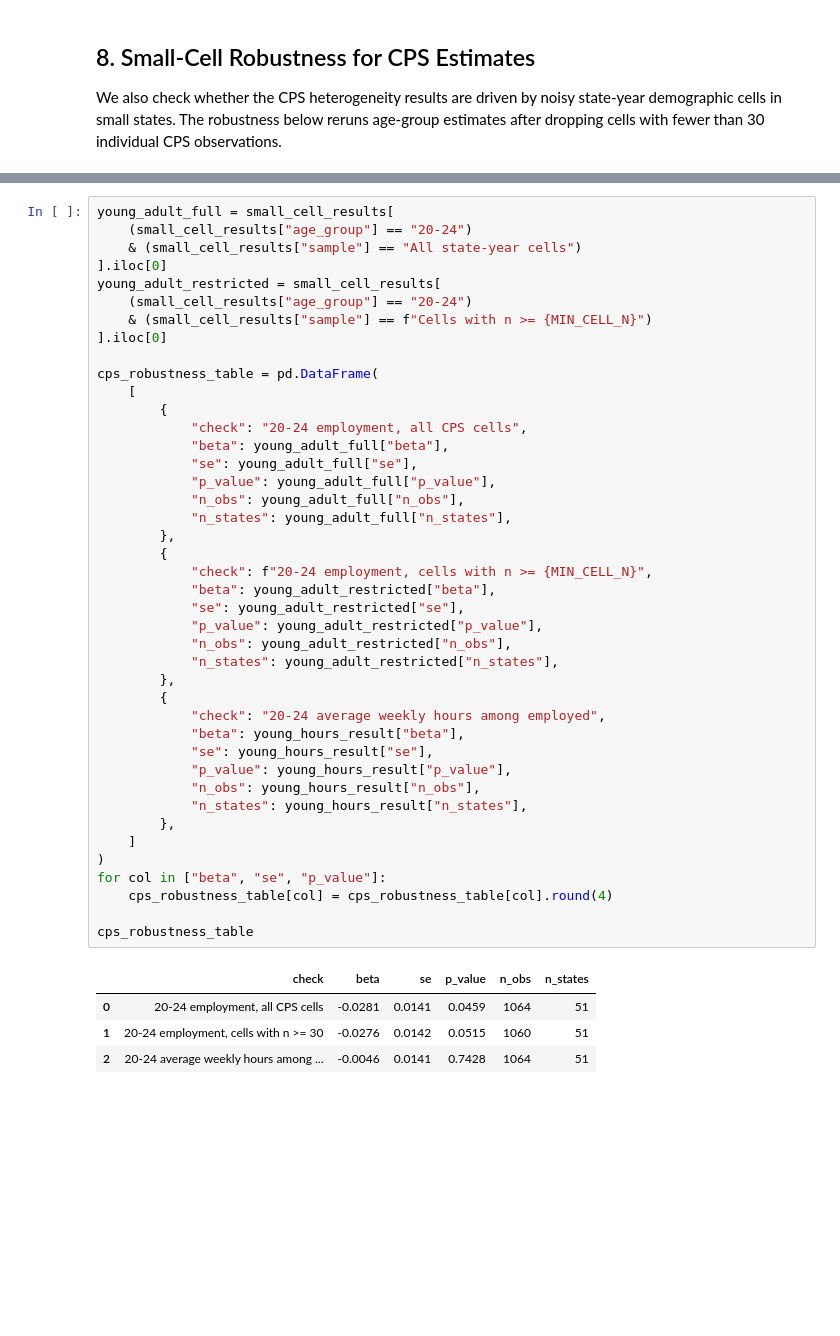
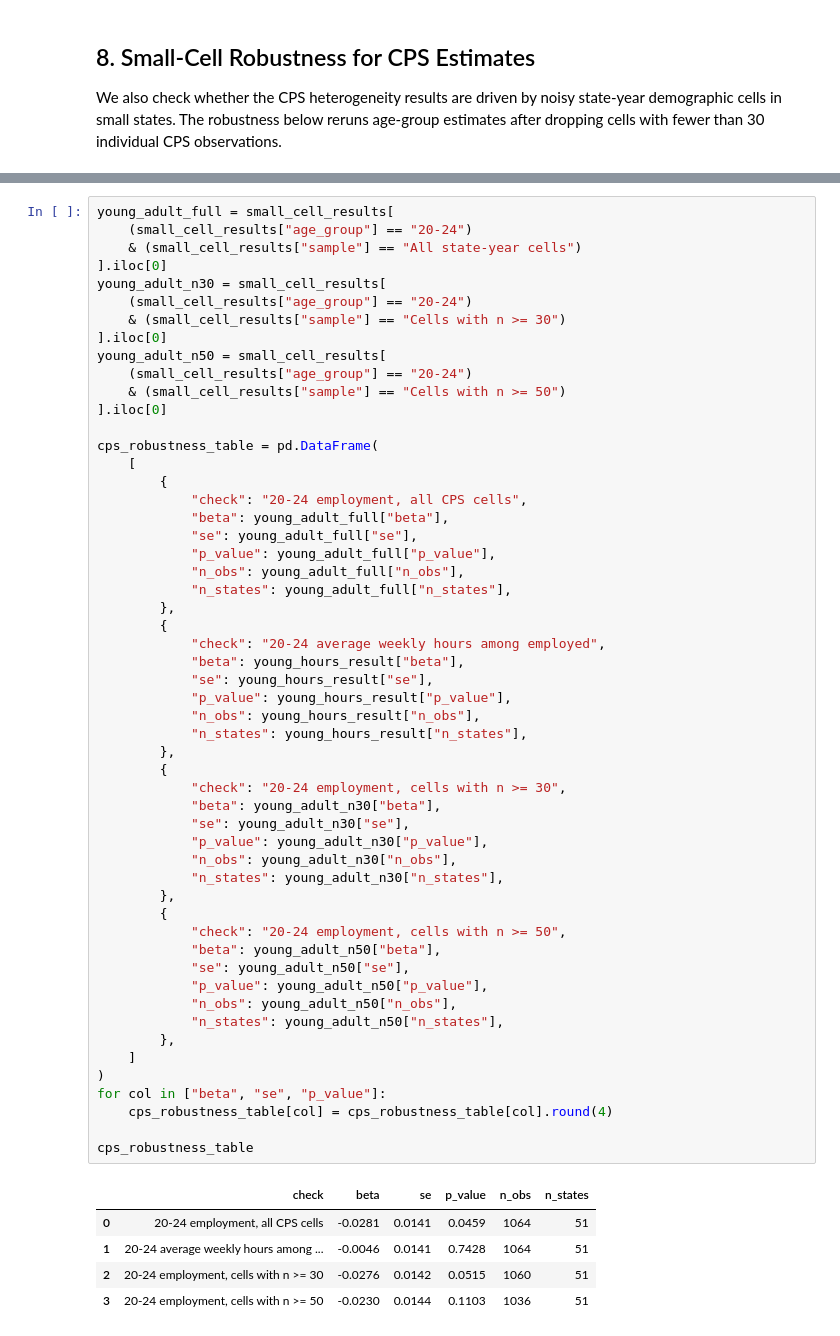
Before and after one commit to Gechyb/IDS_701-Causal-Inference_Final, a Jupyter notebook: notebooks/09_cps_heterogeneity.ipynb, the cells around one changed output, grey strips where cells are left out. Cells and saved outputs as stored; diff of their text form; blank space fills up the shorter version.

```diff
--- a/notebooks/09_cps_heterogeneity.ipynb
+++ b/notebooks/09_cps_heterogeneity.ipynb
@@ -438,46 +444,59 @@ young_adult_full = small_cell_results[
     (small_cell_results["age_group"] == "20-24")
     & (small_cell_results["sample"] == "All state-year cells")
 ].iloc[0]
-young_adult_restricted = small_cell_results[
+young_adult_n30 = small_cell_results[
     (small_cell_results["age_group"] == "20-24")
-    & (small_cell_results["sample"] == f"Cells with n >= {MIN_CELL_N}")
+    & (small_cell_results["sample"] == "Cells with n >= 30")
+].iloc[0]
+young_adult_n50 = small_cell_results[
+    (small_cell_results["age_group"] == "20-24")
+    & (small_cell_results["sample"] == "Cells with n >= 50")
 ].iloc[0]
 
 cps_robustness_table = pd.DataFrame(
     [
         {
             "check": "20-24 employment, all CPS cells",
             "beta": young_adult_full["beta"],
             "se": young_adult_full["se"],
             "p_value": young_adult_full["p_value"],
             "n_obs": young_adult_full["n_obs"],
             "n_states": young_adult_full["n_states"],
         },
         {
-            "check": f"20-24 employment, cells with n >= {MIN_CELL_N}",
-            "beta": young_adult_restricted["beta"],
-            "se": young_adult_restricted["se"],
-            "p_value": young_adult_restricted["p_value"],
-            "n_obs": young_adult_restricted["n_obs"],
-            "n_states": young_adult_restricted["n_states"],
-        },
-        {
             "check": "20-24 average weekly hours among employed",
             "beta": young_hours_result["beta"],
             "se": young_hours_result["se"],
             "p_value": young_hours_result["p_value"],
             "n_obs": young_hours_result["n_obs"],
             "n_states": young_hours_result["n_states"],
         },
+        {
+            "check": "20-24 employment, cells with n >= 30",
+            "beta": young_adult_n30["beta"],
+            "se": young_adult_n30["se"],
+            "p_value": young_adult_n30["p_value"],
+            "n_obs": young_adult_n30["n_obs"],
+            "n_states": young_adult_n30["n_states"],
+        },
+        {
+            "check": "20-24 employment, cells with n >= 50",
+            "beta": young_adult_n50["beta"],
+            "se": young_adult_n50["se"],
+            "p_value": young_adult_n50["p_value"],
+            "n_obs": young_adult_n50["n_obs"],
+            "n_states": young_adult_n50["n_states"],
+        },
     ]
 )
 for col in ["beta", "se", "p_value"]:
     cps_robustness_table[col] = cps_robustness_table[col].round(4)
 
 cps_robustness_table
 # %% [output]
 |  | check | beta | se | p_value | n_obs | n_states |
 | 0 | 20-24 employment, all CPS cells | -0.0281 | 0.0141 | 0.0459 | 1064 | 51 |
-| 1 | 20-24 employment, cells with n >= 30 | -0.0276 | 0.0142 | 0.0515 | 1060 | 51 |
-| 2 | 20-24 average weekly hours among ... | -0.0046 | 0.0141 | 0.7428 | 1064 | 51 |
+| 1 | 20-24 average weekly hours among ... | -0.0046 | 0.0141 | 0.7428 | 1064 | 51 |
+| 2 | 20-24 employment, cells with n >= 30 | -0.0276 | 0.0142 | 0.0515 | 1060 | 51 |
+| 3 | 20-24 employment, cells with n >= 50 | -0.0230 | 0.0144 | 0.1103 | 1036 | 51 |
 # %% [markdown]
```
Also changed, not shown: parts of 2 cells of this notebook.
